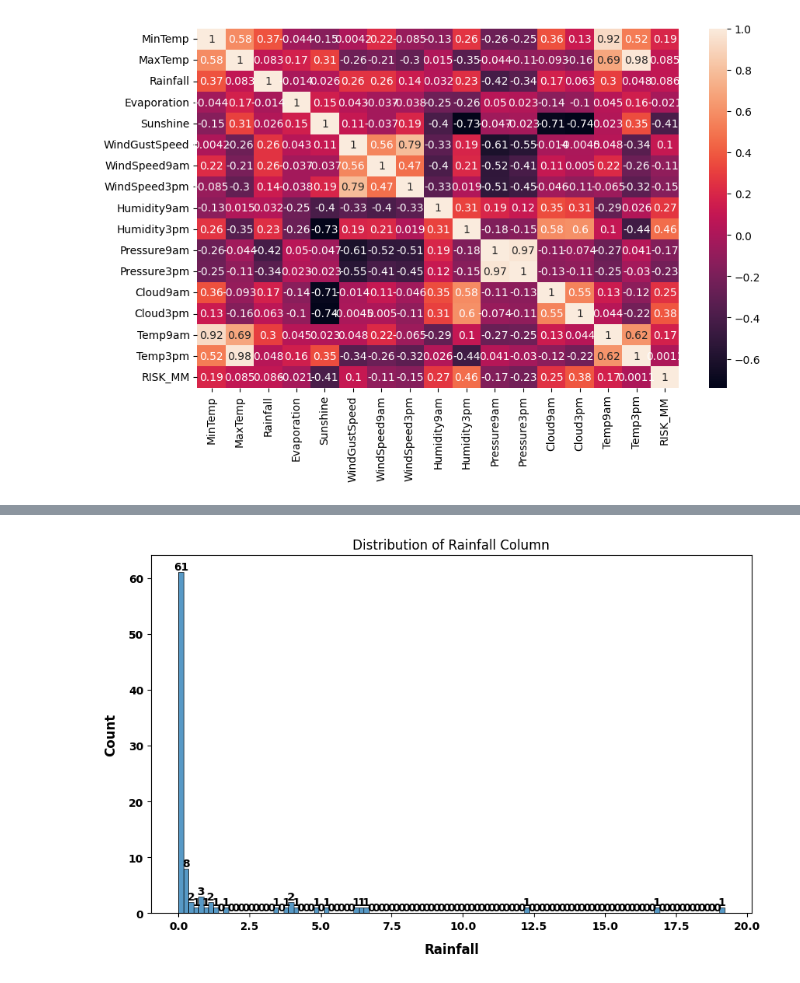
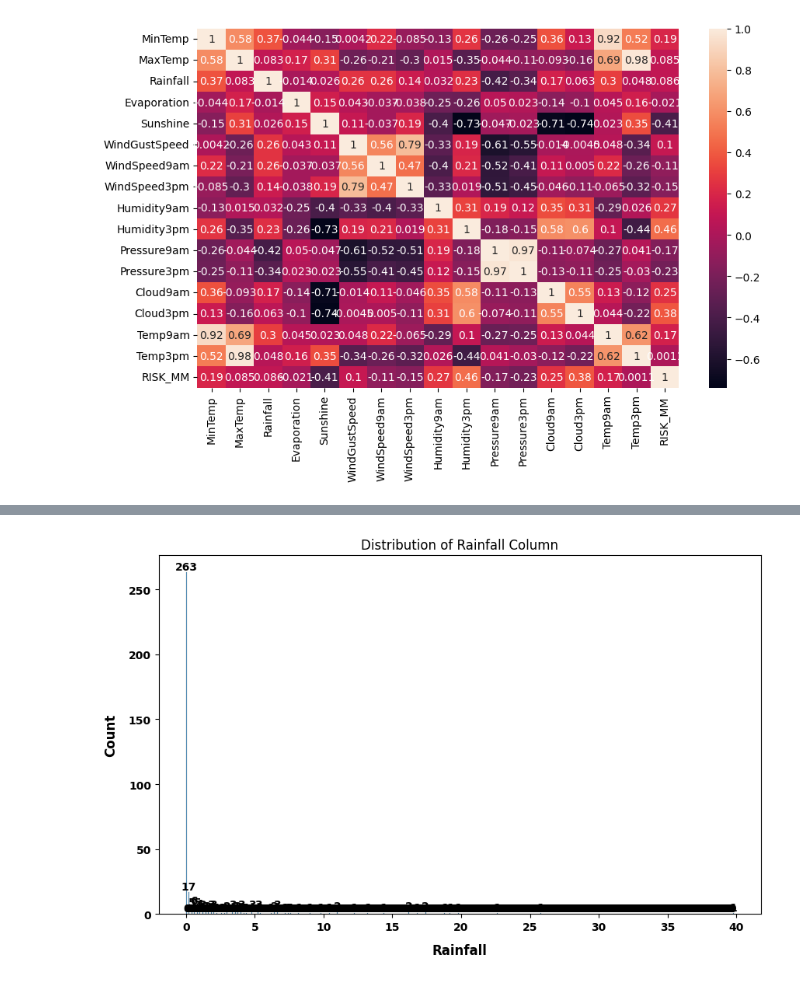
Before and after one commit to AllanMogley/02-Data-Science-Works, a Jupyter notebook: 04 Data Exploration/Data Works.ipynb, the cells around one changed output, grey strips where cells are left out. Saved outputs shown, nothing was run; the diff lists cells and outputs as text; code cells hidden in the pictures.

```diff
--- a/04 Data Exploration/Data Works.ipynb
+++ b/04 Data Exploration/Data Works.ipynb
@@ -154,17 +129,17 @@ for column in num1:
 # %%
 # Distribution of Rainfall Column
 plt.figure(figsize = (10, 6))
-ax = sns.histplot(data = num1, x = num1["Rainfall"])
+ax = sns.histplot(data = numerical_columns, x = numerical_columns["Rainfall"])
 plt.title("Distribution of Rainfall Column")
 plt.xlabel("Rainfall", weight = "bold", fontsize = 12, labelpad = 10)
 plt.ylabel("Count", weight = "bold", fontsize = 12, labelpad = 10)
 plt.xticks(weight = "bold")
 plt.yticks(weight = "bold")
 
 for i in ax.containers:
     i.datavalues
     ax.bar_label(i, weight = "bold")
 
 plt.show()
 # %% [output]
-[figure, old version]
+[figure, new version]
```
Also changed, not shown: parts of 6 cells of this notebook.
